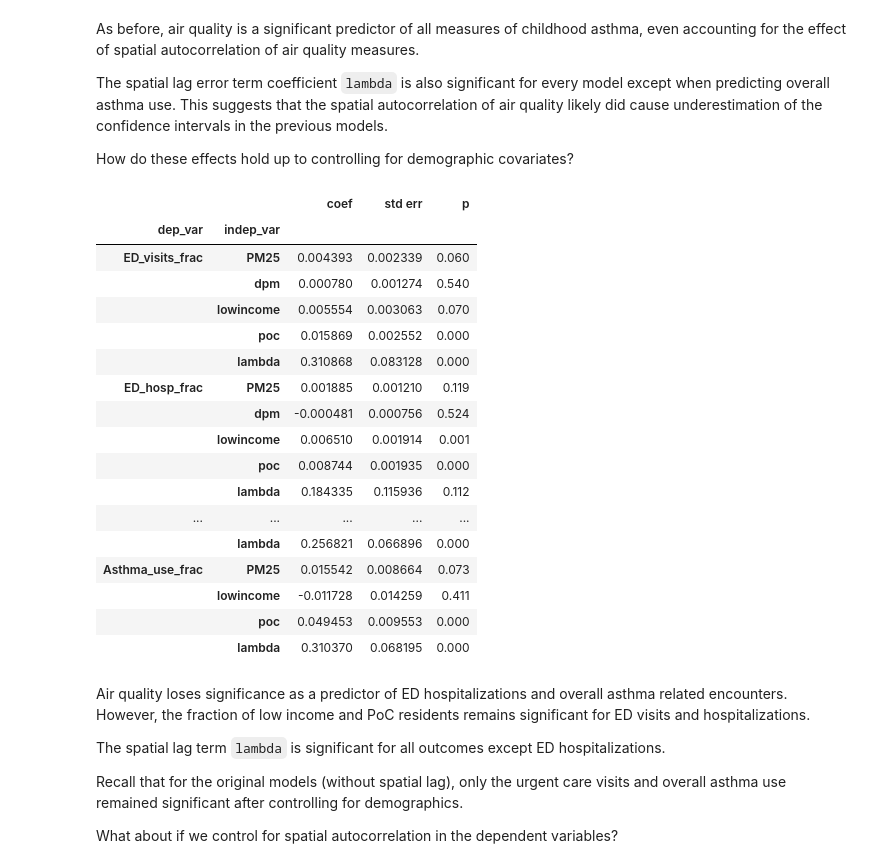
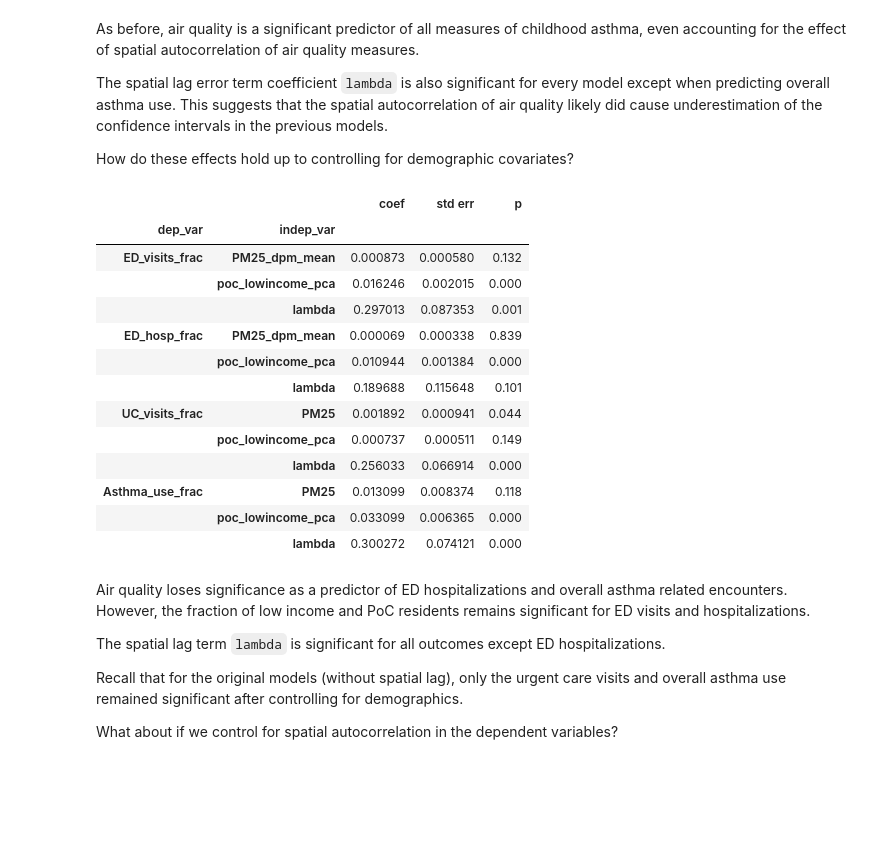
Before and after one commit to eli-goodfriend/air_brain, a Jupyter notebook: notebooks/WIP Asthma vs air quality.ipynb, the cells around one changed output. Drawn from its saved outputs; the diff is of its cells as text; code cells hidden in the pictures; blank space fills up the shorter version.

```diff
--- a/notebooks/WIP Asthma vs air quality.ipynb
+++ b/notebooks/WIP Asthma vs air quality.ipynb
@@ -670,29 +670,25 @@ How do these effects hold up to controlling for demographic covariates?
 # %%
 res_dict = dict()
 for dep in dep_vars:
-    indep = indep_to_use[dep] + ["lowincome", "poc"]
+    indep = combo_indep_vars[dep]
     res = spreg.GM_Error_Het(df[[dep]].values, df[indep].values, w=w, name_y=dep, name_x=indep)
     res_dict[dep] = res
 spreg2df(res_dict)[["coef", "std err", "p"]].style.pipe(p_col_style)
 # %% [output]
 |  |  | coef | std err | p |
 | dep_var | indep_var |  |  |  |
-| ED_visits_frac | PM25 | 0.004393 | 0.002339 | 0.060 |
-|  | dpm | 0.000780 | 0.001274 | 0.540 |
-|  | lowincome | 0.005554 | 0.003063 | 0.070 |
-|  | poc | 0.015869 | 0.002552 | 0.000 |
-|  | lambda | 0.310868 | 0.083128 | 0.000 |
-| ED_hosp_frac | PM25 | 0.001885 | 0.001210 | 0.119 |
-|  | dpm | -0.000481 | 0.000756 | 0.524 |
-|  | lowincome | 0.006510 | 0.001914 | 0.001 |
-|  | poc | 0.008744 | 0.001935 | 0.000 |
-|  | lambda | 0.184335 | 0.115936 | 0.112 |
-| ... | ... | ... | ... | ... |
-|  | lambda | 0.256821 | 0.066896 | 0.000 |
-| Asthma_use_frac | PM25 | 0.015542 | 0.008664 | 0.073 |
-|  | lowincome | -0.011728 | 0.014259 | 0.411 |
-|  | poc | 0.049453 | 0.009553 | 0.000 |
-|  | lambda | 0.310370 | 0.068195 | 0.000 |
+| ED_visits_frac | PM25_dpm_mean | 0.000873 | 0.000580 | 0.132 |
+|  | poc_lowincome_pca | 0.016246 | 0.002015 | 0.000 |
+|  | lambda | 0.297013 | 0.087353 | 0.001 |
+| ED_hosp_frac | PM25_dpm_mean | 0.000069 | 0.000338 | 0.839 |
+|  | poc_lowincome_pca | 0.010944 | 0.001384 | 0.000 |
+|  | lambda | 0.189688 | 0.115648 | 0.101 |
+| UC_visits_frac | PM25 | 0.001892 | 0.000941 | 0.044 |
+|  | poc_lowincome_pca | 0.000737 | 0.000511 | 0.149 |
+|  | lambda | 0.256033 | 0.066914 | 0.000 |
+| Asthma_use_frac | PM25 | 0.013099 | 0.008374 | 0.118 |
+|  | poc_lowincome_pca | 0.033099 | 0.006365 | 0.000 |
+|  | lambda | 0.300272 | 0.074121 | 0.000 |
 # %% [markdown]
 Air quality loses significance as a predictor of ED hospitalizations and overall asthma related encounters. However, the fraction of low income and PoC residents remains significant for ED visits and hospitalizations.
 
```
Also changed, not shown: 2 other files.
